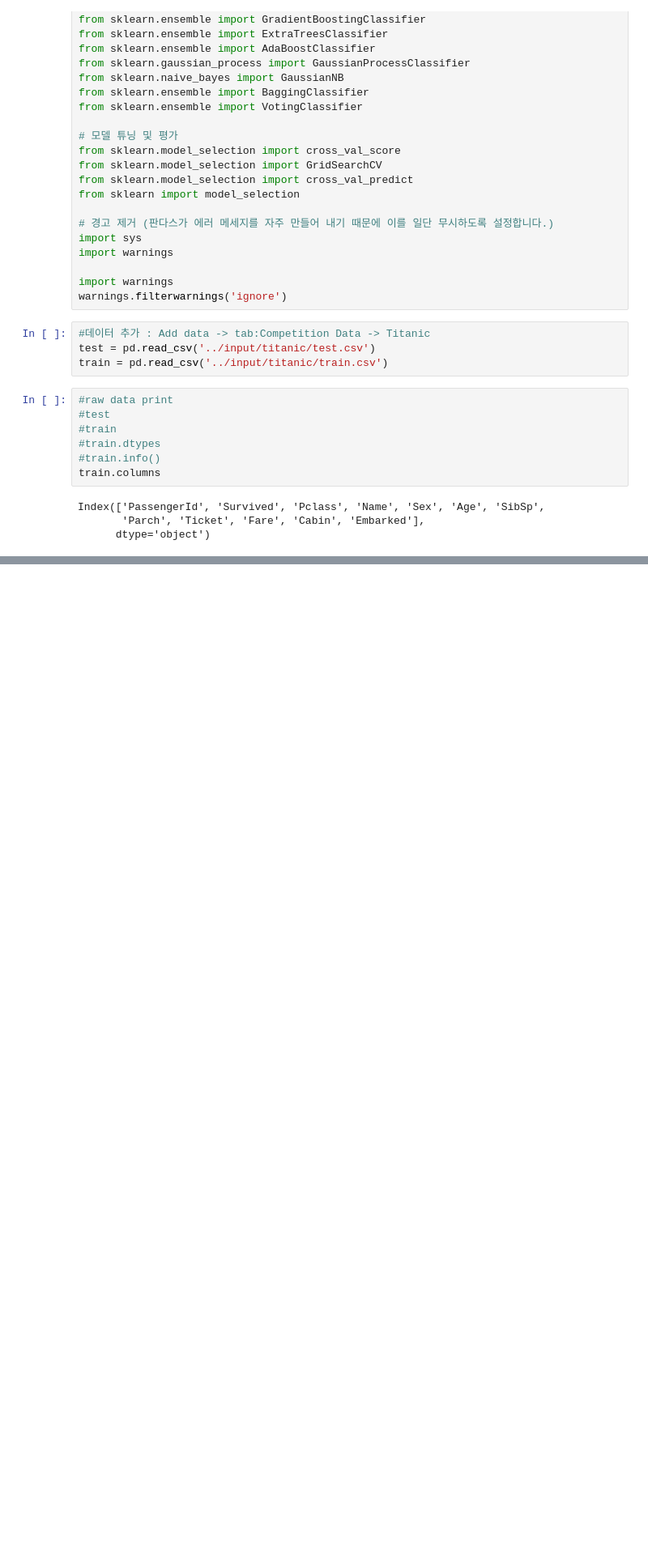
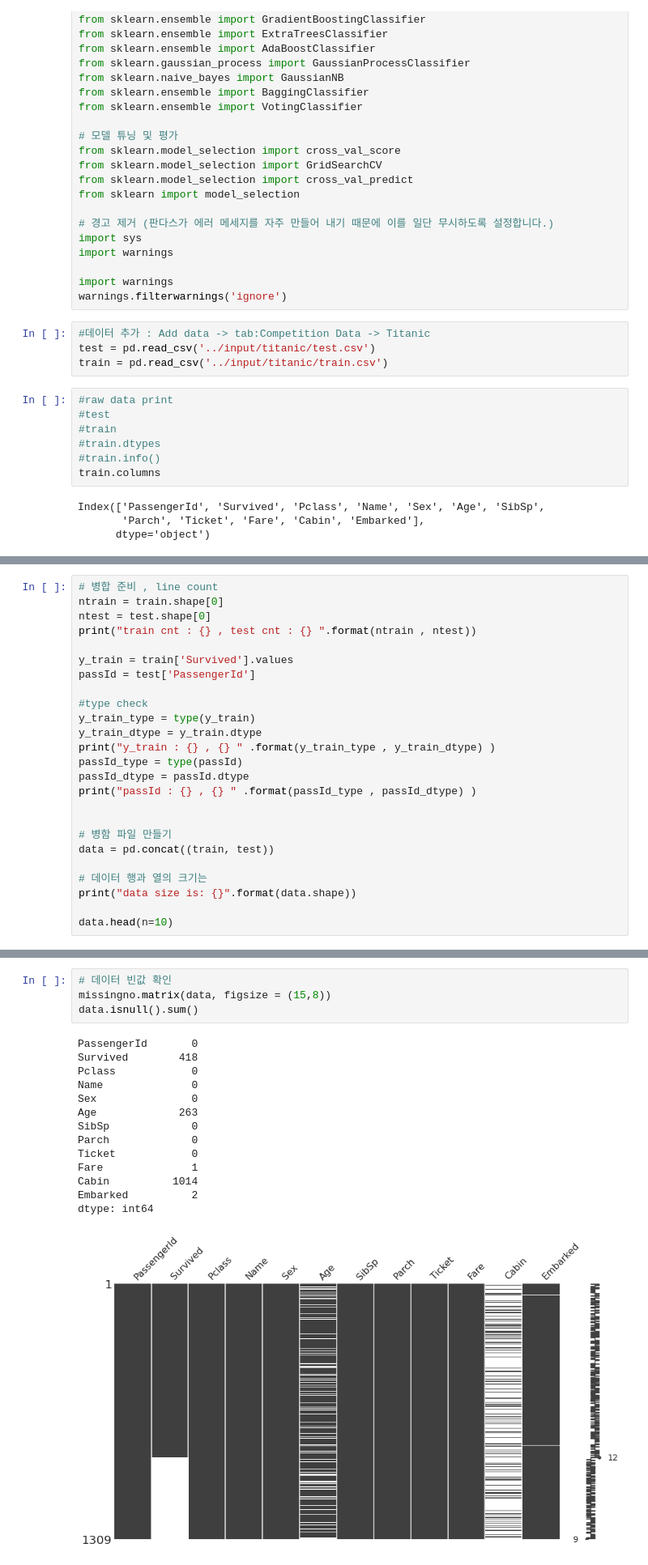
Before and after one commit to SoonKi-Eun/Kaggle, a Jupyter notebook: titanic-test-1.ipynb, the cells around one changed output, grey strips where cells are left out. Shown at 81% size. Saved outputs shown, nothing was run; the diff lists cells and outputs as text; blank space fills up the shorter version.

Commit message:
Kaggle Notebook | titanic test#1 | Version 2

```diff
--- a/titanic-test-1.ipynb
+++ b/titanic-test-1.ipynb
@@ -70,3 +70,28 @@ train.describe(include='all')
 | 50% | 446.000000 | 0.000000 | 3.000000 | NaN | NaN | 28.000000 | 0.000000 | 0.000000 | NaN | 14.454200 | ... |
 | 75% | 668.500000 | 1.000000 | 3.000000 | NaN | NaN | 38.000000 | 1.000000 | 0.000000 | NaN | 31.000000 | ... |
 | max | 891.000000 | 1.000000 | 3.000000 | NaN | NaN | 80.000000 | 8.000000 | 6.000000 | NaN | 512.329200 | ... |
+# %%
+# 병합 준비 , line count
+ntrain = train.shape[0]
+ntest = test.shape[0]
+print("train cnt : {} , test cnt : {} ".format(ntrain , ntest))
+
+y_train = train['Survived'].values
+passId = test['PassengerId']
+
+#type check
+y_train_type = type(y_train)
+y_train_dtype = y_train.dtype
+print("y_train : {} , {} " .format(y_train_type , y_train_dtype) )
+passId_type = type(passId)
+passId_dtype = passId.dtype
+print("passId : {} , {} " .format(passId_type , passId_dtype) )
+
+
+# 병함 파일 만들기
+data = pd.concat((train, test))
+
+# 데이터 행과 열의 크기는
+print("data size is: {}".format(data.shape))
+
+data.head(n=10)
@@ -72,0 +121,19 @@ train.describe(include='all')
+# %%
+# 데이터 빈값 확인
+missingno.matrix(data, figsize = (15,8))
+data.isnull().sum()
+# %% [output]
+PassengerId       0
+Survived        418
+Pclass            0
+Name              0
+Sex               0
+Age             263
+SibSp             0
+Parch             0
+Ticket            0
+Fare              1
+Cabin          1014
+Embarked          2
+dtype: int64
+[figure, added]
```
Also changed, not shown: parts of 14 cells of this notebook.
